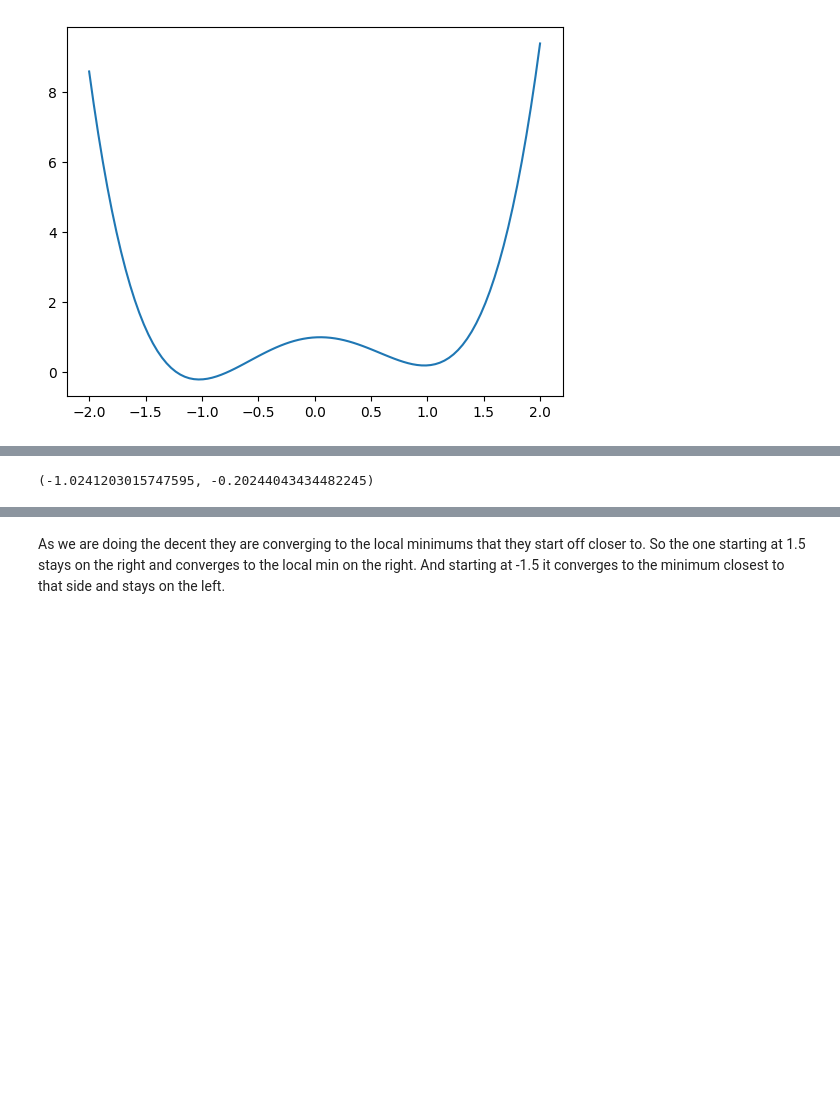
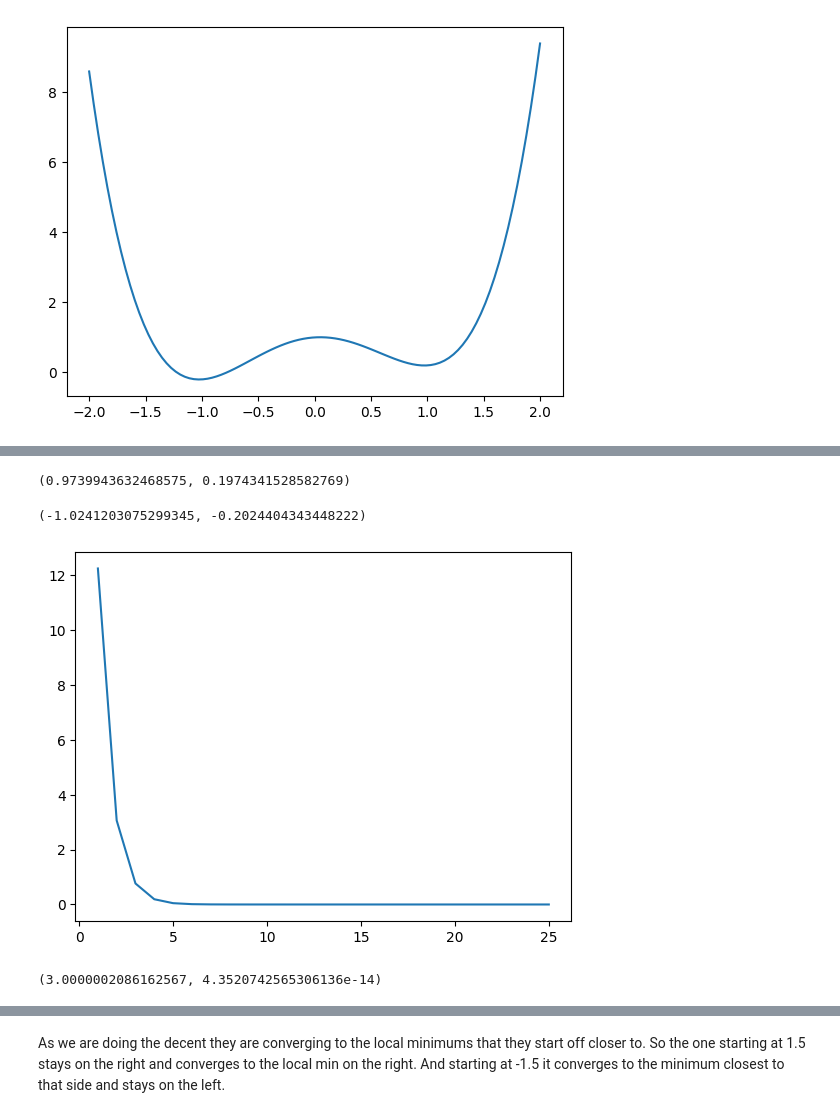
Before and after one commit to brko5178/MathFound, a Jupyter notebook: Assignment2.ipynb, the cells around one changed output, grey strips where cells are left out. Saved outputs shown, nothing was run; the diff lists cells and outputs as text; code cells hidden in the pictures; blank space fills up the shorter version.

Commit message:
Did  subder instead of derivative decent, fixed

```diff
--- a/Assignment2.ipynb
+++ b/Assignment2.ipynb
@@ -66,4 +46,0 @@ subder(1.5, 0.05, 500)
-# %%
-subder(-1.5, 0.05, 500)
-# %% [output]
-(-1.0241203015747595, -0.20244043434482245)
@@ -69,0 +57,29 @@ subder(-1.5, 0.05, 500)
+# %%
+gradient_decent(1.5, 10e-8, 0.05)
+# %% [output]
+(0.9739943632468575, 0.1974341528582769)
+# %%
+gradient_decent(-1.5, 10e-8, 0.05)
+# %% [output]
+(-1.0241203075299345, -0.2024404343448222)
+# %%
+def gradient_decent2(x0, a):
+    x_array = []
+    y_array = []
+    x = x0
+    fpx = df2(x)
+    iters = 0
+    while iters<25:
+        x = x-(a*fpx)
+        fpx = df2(x)
+        iters += 1
+        x_array.append(iters)
+        y_array.append(f2(x))
+    plt.plot(x_array, y_array)
+    plt.show()
+    return x, f2(x)
+# %%
+gradient_decent2(10,0.25)
+# %% [output]
+[figure, added]
+(3.0000002086162567, 4.3520742565306136e-14)
```
Also changed, not shown: parts of 11 cells of this notebook.
